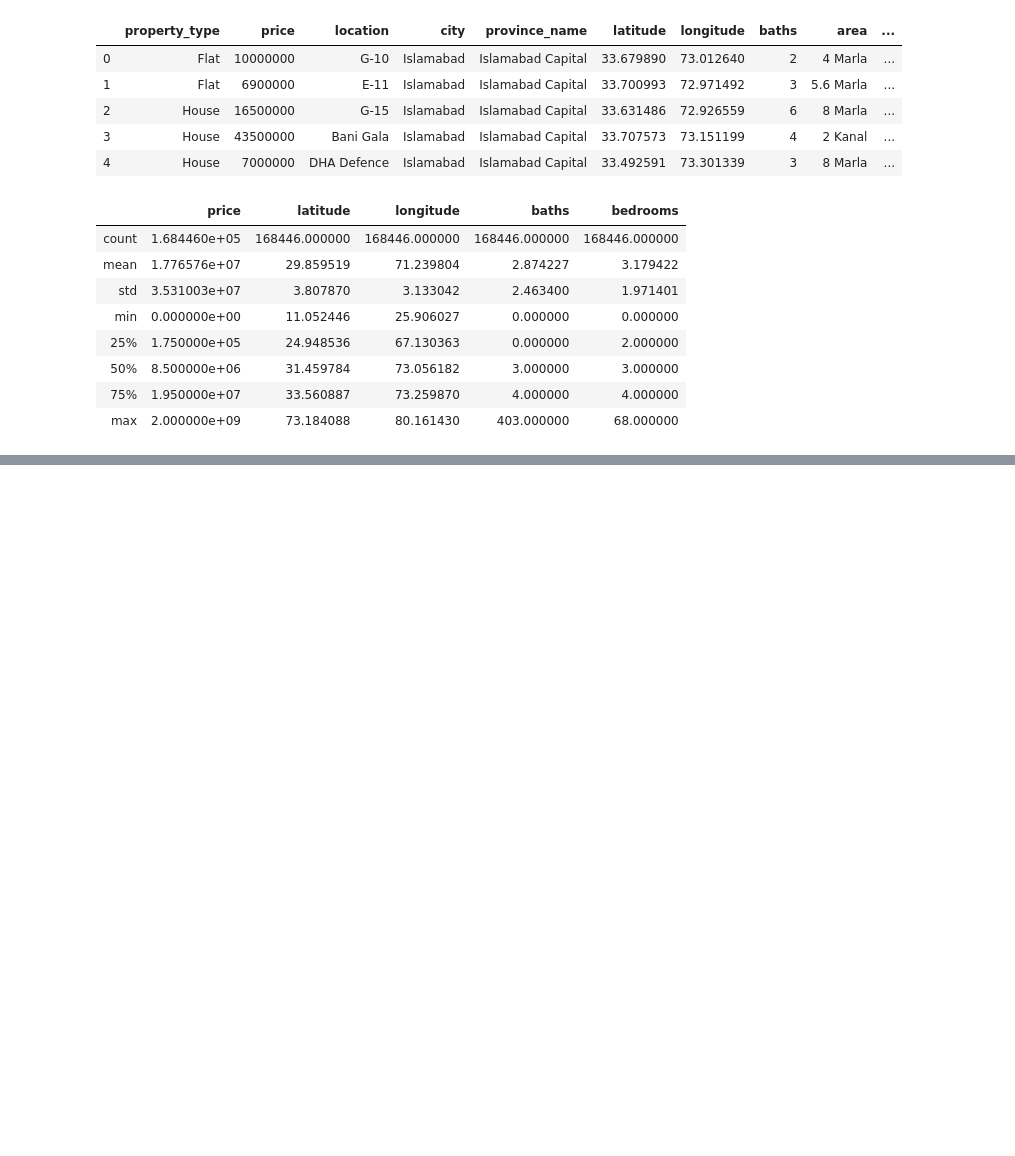
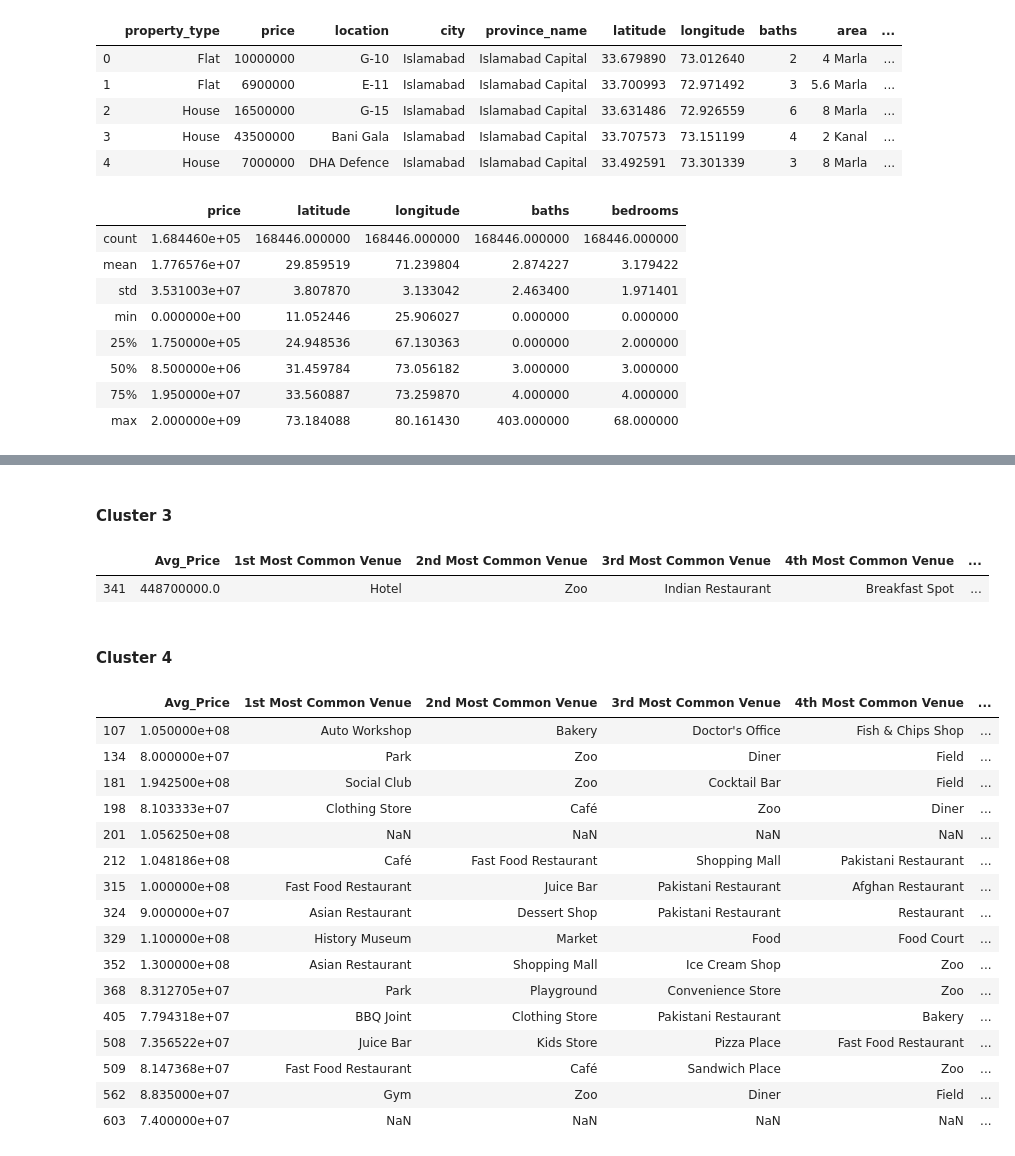
Before and after one commit to l192423/Coursera_Capstone, a Jupyter notebook: IBM Coursera Capstone project The Battle of Neighborhoods.ipynb, the cells around one changed output, grey strips where cells are left out. Saved outputs shown, nothing was run; the diff lists cells and outputs as text; code cells hidden in the pictures; blank space fills up the shorter version.

```diff
--- a/IBM Coursera Capstone project The Battle of Neighborhoods.ipynb
+++ b/IBM Coursera Capstone project The Battle of Neighborhoods.ipynb
@@ -55,0 +416,2 @@ df.describe()
+# %%
+lahore_grouped = property_lahore_price
@@ -55,0 +420,13 @@ df.describe()
+# %%
+#Distribute in 5 Clusters
+
+# set number of clusters
+kclusters = 5
+
+lahore_grouped_clustering = lahore_grouped.drop('Street', 1)
+
+# run k-means clustering
+kmeans = KMeans(n_clusters=kclusters, random_state=0).fit(lahore_grouped_clustering)
+
+# check cluster labels generated for each row in the dataframe
+kmeans.labels_[0:50]
@@ -55,0 +437,5 @@ df.describe()
+# %%
+#Dataframe to include Clusters
+
+lahore_grouped_clustering = property_lahore_price
+lahore_grouped_clustering.head()
@@ -55,0 +457,8 @@ df.describe()
+# %%
+# add clustering labels
+lahore_grouped_clustering['Cluster Labels'] = kmeans.labels_
+
+# merge lahore_grouped with lahore_data to add latitude/longitude for each neighborhood
+lahore_grouped_clustering = lahore_grouped_clustering.join(venues_sorted.set_index('Street'), on='Street')
+
+lahore_grouped_clustering.head(5) # check the last columns!
@@ -55,0 +523,29 @@ df.describe()
+# %% [markdown]
+#### Cluster 3
+# %%
+lahore_grouped_clustering.loc[lahore_grouped_clustering['Cluster Labels'] == 2, lahore_grouped_clustering.columns[[1] + list(range(5, lahore_grouped_clustering.shape[1]))]]
+# %% [output]
+|  | Avg_Price | 1st Most Common Venue | 2nd Most Common Venue | 3rd Most Common Venue | 4th Most Common Venue | ... |
+| 341 | 448700000.0 | Hotel | Zoo | Indian Restaurant | Breakfast Spot | ... |
+# %% [markdown]
+#### Cluster 4
+# %%
+lahore_grouped_clustering.loc[lahore_grouped_clustering['Cluster Labels'] == 3, lahore_grouped_clustering.columns[[1] + list(range(5, lahore_grouped_clustering.shape[1]))]]
+# %% [output]
+|  | Avg_Price | 1st Most Common Venue | 2nd Most Common Venue | 3rd Most Common Venue | 4th Most Common Venue | ... |
+| 107 | 1.050000e+08 | Auto Workshop | Bakery | Doctor's Office | Fish & Chips Shop | ... |
+| 134 | 8.000000e+07 | Park | Zoo | Diner | Field | ... |
+| 181 | 1.942500e+08 | Social Club | Zoo | Cocktail Bar | Field | ... |
+| 198 | 8.103333e+07 | Clothing Store | Café | Zoo | Diner | ... |
+| 201 | 1.056250e+08 | NaN | NaN | NaN | NaN | ... |
+| 212 | 1.048186e+08 | Café | Fast Food Restaurant | Shopping Mall | Pakistani Restaurant | ... |
+| 315 | 1.000000e+08 | Fast Food Restaurant | Juice Bar | Pakistani Restaurant | Afghan Restaurant | ... |
+| 324 | 9.000000e+07 | Asian Restaurant | Dessert Shop | Pakistani Restaurant | Restaurant | ... |
+| 329 | 1.100000e+08 | History Museum | Market | Food | Food Court | ... |
+| 352 | 1.300000e+08 | Asian Restaurant | Shopping Mall | Ice Cream Shop | Zoo | ... |
+| 368 | 8.312705e+07 | Park | Playground | Convenience Store | Zoo | ... |
+| 405 | 7.794318e+07 | BBQ Joint | Clothing Store | Pakistani Restaurant | Bakery | ... |
+| 508 | 7.356522e+07 | Juice Bar | Kids Store | Pizza Place | Fast Food Restaurant | ... |
+| 509 | 8.147368e+07 | Fast Food Restaurant | Café | Sandwich Place | Zoo | ... |
+| 562 | 8.835000e+07 | Gym | Zoo | Diner | Field | ... |
+| 603 | 7.400000e+07 | NaN | NaN | NaN | NaN | ... |
```
Also changed, not shown: parts of 59 cells of this notebook.
